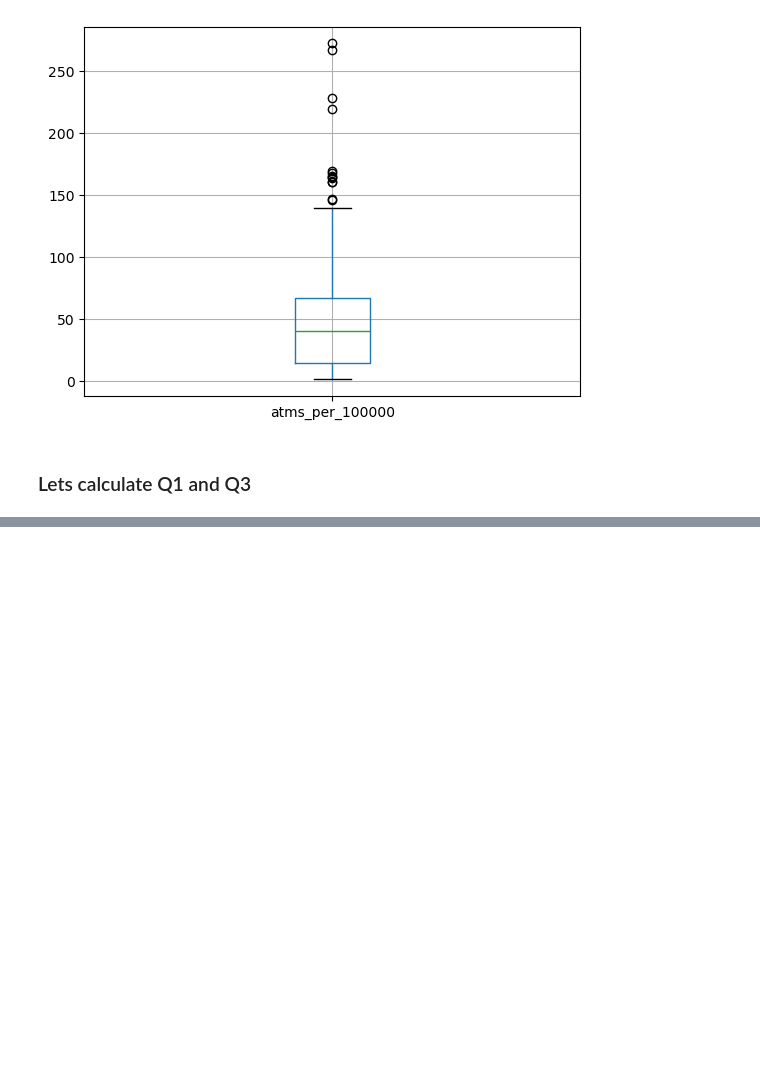
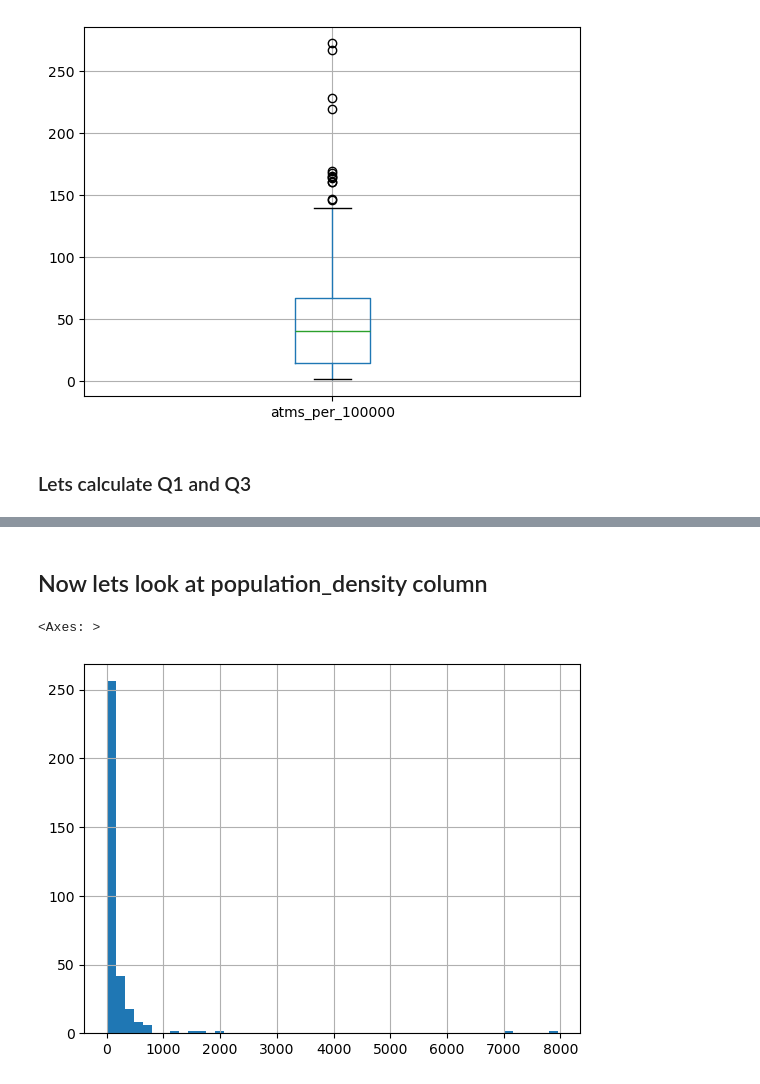
Before and after one commit to JakeBestDev/Packt_Python_For_Data_Analysis, a Jupyter notebook: lab_28_handling_outliers_2.ipynb, the cells around one changed output, grey strips where cells are left out. Saved outputs shown, nothing was run; the diff lists cells and outputs as text; code cells hidden in the pictures; blank space fills up the shorter version.

```diff
--- a/lab_28_handling_outliers_2.ipynb
+++ b/lab_28_handling_outliers_2.ipynb
@@ -54,0 +146,7 @@ wdi_imp.boxplot('atms_per_100000')
+# %% [markdown]
+## Now lets look at population_density column
+# %%
+wdi_imp['population_density'].hist(bins=50)
+# %% [output]
+<Axes: >
+[figure, added]
```
Also changed, not shown: parts of 20 cells of this notebook.
